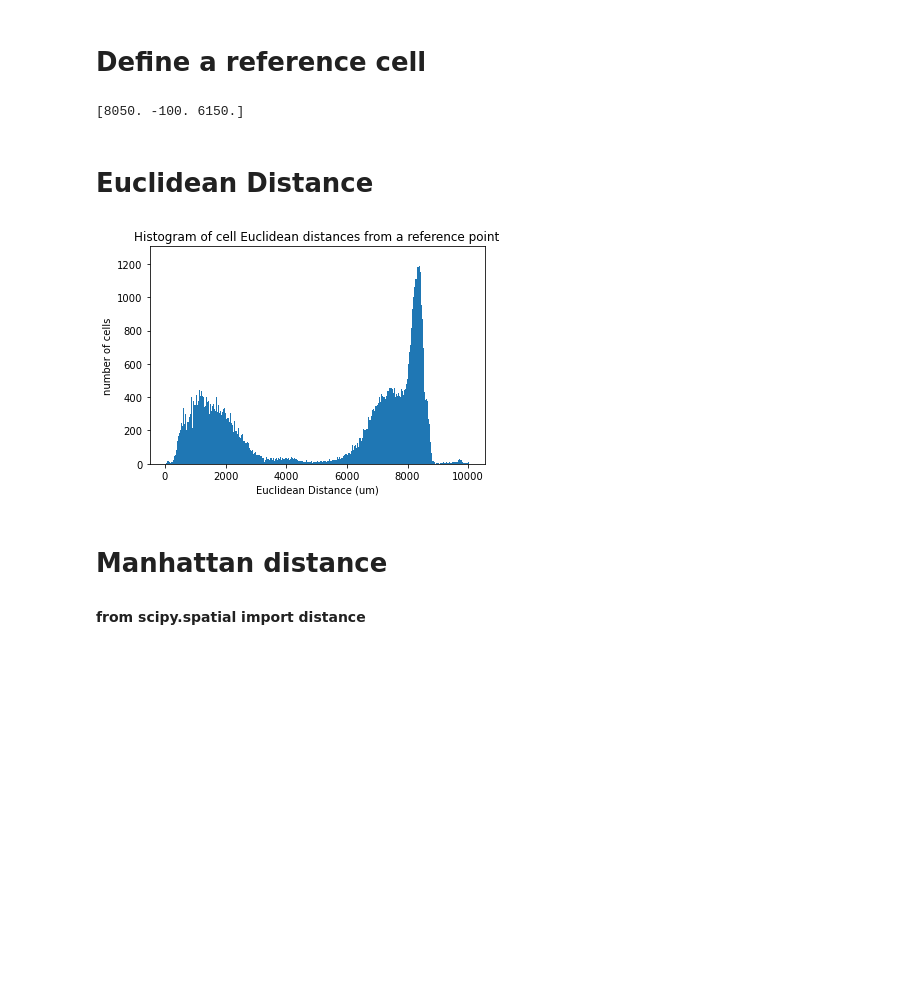
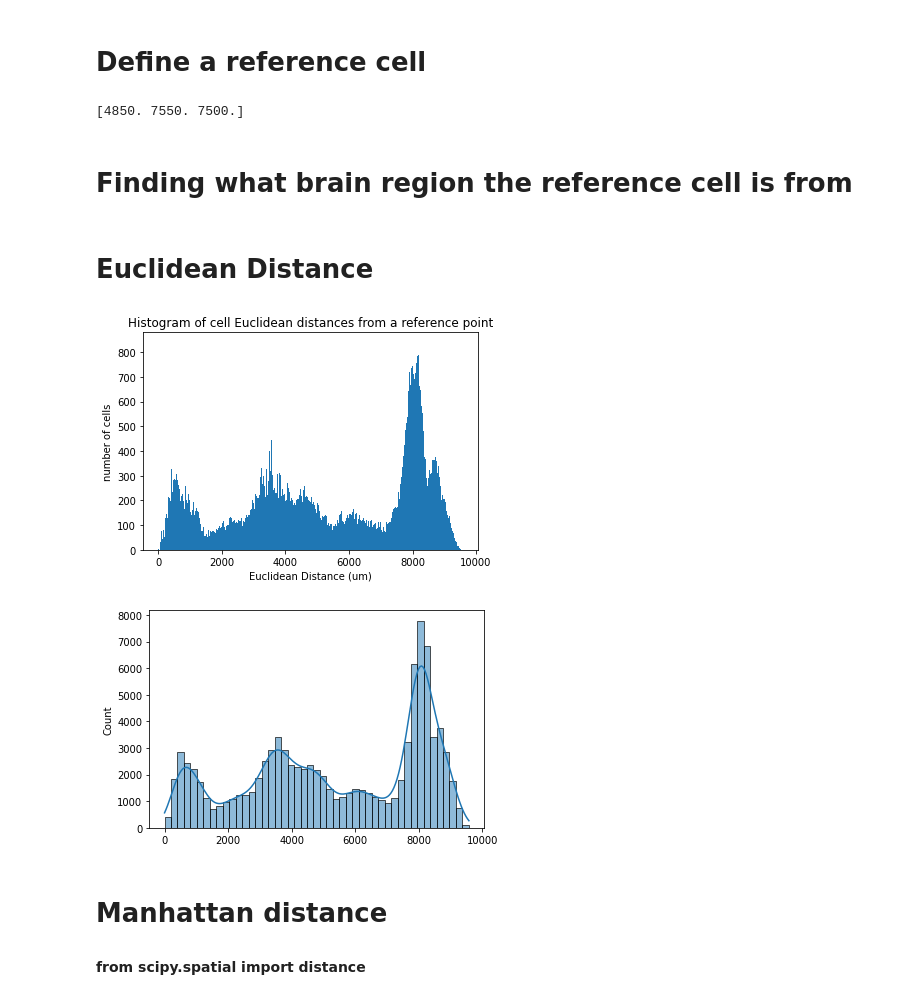
Before and after one commit to granthughes1999/cellfinder_brainrender, a Jupyter notebook: vector_calculations.ipynb, the cells around one changed output. Cells and saved outputs as stored; diff of their text form; code cells hidden in the pictures; blank space fills up the shorter version.

```diff
--- a/vector_calculations.ipynb
+++ b/vector_calculations.ipynb
@@ -22,7 +20,7 @@ points = np.load(cells_path)
 # Define a reference cell
 # %%
 # Define the reference point
-reference_point = points[0]
-print(reference_point)
+estim_tip_coordinates = points[98000]
+print(estim_tip_coordinates)
 # %% [output]
-[8050. -100. 6150.]
+[4850. 7550. 7500.]
@@ -52,22 +27,26 @@ scene.show()
+# %% [markdown]
+# Finding what brain region the reference cell is from
 # %% [markdown]
 # Euclidean Distance
 # %%
 
 # Subtract the reference point from each cell coordinate
-displacement = points - reference_point
+displacement = points - estim_tip_coordinates
 # Calculate the magnitude of the displacement vectors
-distances = np.linalg.norm(displacement, axis=1)
+euclidean_distances = np.linalg.norm(displacement, axis=1)
 
 
-plt.hist(distances, bins=500)
+plt.hist(euclidean_distances, bins=500)
 # Add labels and a title
 plt.xlabel('Euclidean Distance (um)')
 plt.ylabel('number of cells')
 plt.title('Histogram of cell Euclidean distances from a reference point')
 # Display the histogram
 plt.show()
+sns.histplot(euclidean_distances, kde = True)
 # %% [output]
-[figure, old version]
+[figure, new version]
+[figure, added]
 # %% [markdown]
 # Manhattan distance
 #### from scipy.spatial import distance
```
Also changed, not shown: parts of 12 cells of this notebook, 5 other files.
